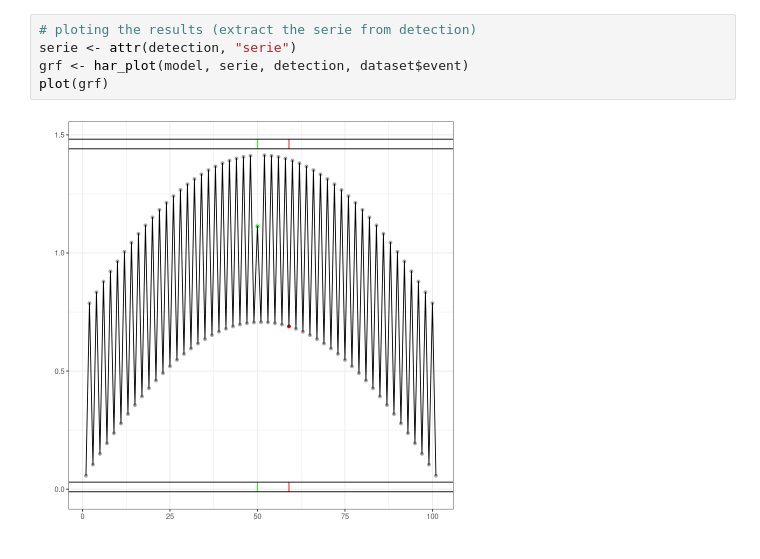
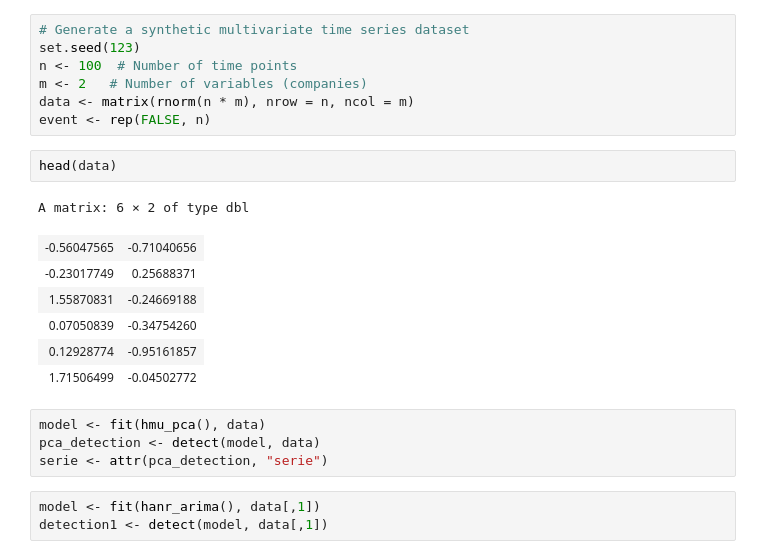
Before and after one commit to cefet-rj-dal/harbinger-examples, a Jupyter notebook: multivariate/hmu_pca.ipynb, the cells around one changed output. Saved outputs shown, nothing was run; the diff lists cells and outputs as text.

```diff
--- a/multivariate/hmu_pca.ipynb
+++ b/multivariate/hmu_pca.ipynb
@@ -120,7 +30,24 @@ FALSE     0     99
-# %%
-# ploting the results (extract the serie from detection)
-serie <- attr(detection, "serie")
-grf <- har_plot(model, serie, detection, dataset$event)
-plot(grf)
-# %% [output]
-[figure, removed]
+# %%
+# Generate a synthetic multivariate time series dataset
+set.seed(123)
+n <- 100  # Number of time points
+m <- 2   # Number of variables (companies)
+data <- matrix(rnorm(n * m), nrow = n, ncol = m)
+event <- rep(FALSE, n)
+# %%
+head(data)
+# %% [output]
+A matrix: 6 × 2 of type dbl
+| -0.56047565 | -0.71040656 |
+| -0.23017749 | 0.25688371 |
+| 1.55870831 | -0.24669188 |
+| 0.07050839 | -0.34754260 |
+| 0.12928774 | -0.95161857 |
+| 1.71506499 | -0.04502772 |
+# %%
+model <- fit(hmu_pca(), data)
+pca_detection <- detect(model, data)
+serie <- attr(pca_detection, "serie")
+# %%
+model <- fit(hanr_arima(), data[,1])
+detection1 <- detect(model, data[,1])
```
Also changed, not shown: parts of 19 cells of this notebook, 41 other files.
